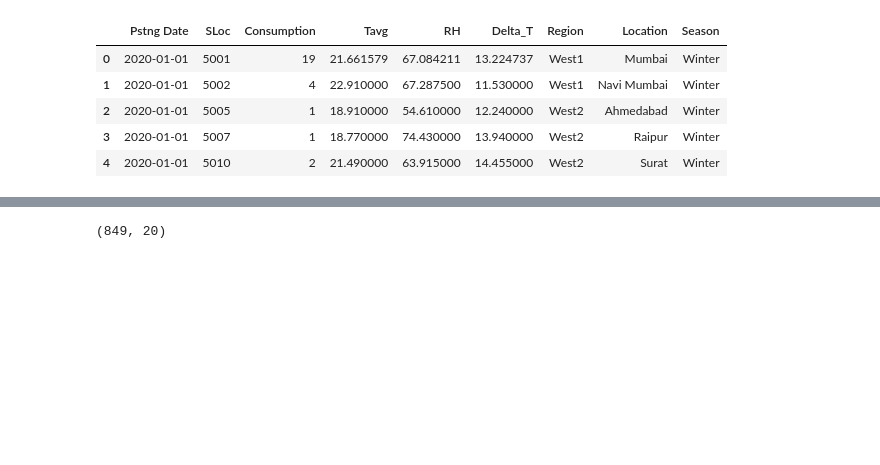
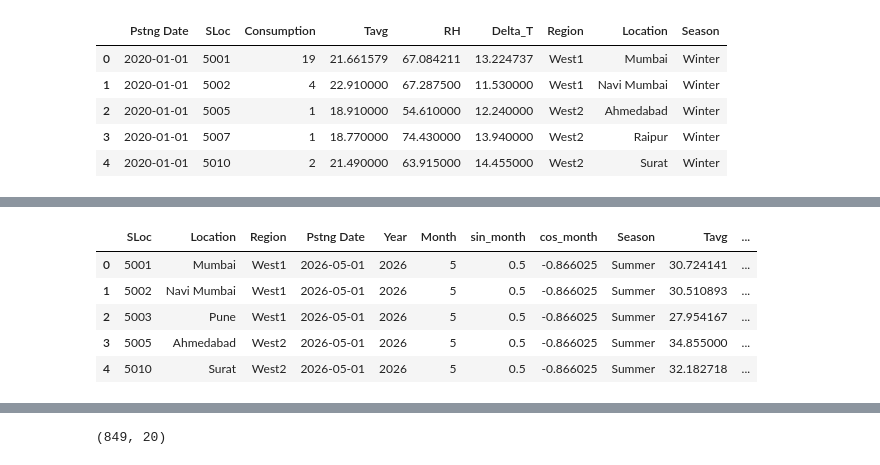
Before and after one commit to ameymh26/Summer_Internship_analysis, a Jupyter notebook: 100/Predictive_Analysis/SLoc_wise_monthly_predictive_analysis.ipynb, the cells around one changed output, grey strips where cells are left out. Saved outputs shown, nothing was run; the diff lists cells and outputs as text; code cells hidden in the pictures; blank space fills up the shorter version.

```diff
--- a/100/Predictive_Analysis/SLoc_wise_monthly_predictive_analysis.ipynb
+++ b/100/Predictive_Analysis/SLoc_wise_monthly_predictive_analysis.ipynb
@@ -55,3 +146,45 @@ monthly.head()
+# %%
+# ============================================================
+# SEASON MAPPING
+# ============================================================
+
+def month_to_season(m):
+
+    if m in [12,1,2]:
+        return 'Winter'
+
+    elif m in [3,4,5]:
+        return 'Summer'
+
+    elif m in [6,7,8,9]:
+        return 'Monsoon'
+
+    else:
+        return 'PostMonsoon'
+
+future_df['Season'] = (
+    future_df['Month']
+    .apply(month_to_season)
+)
+# %%
+# ============================================================
+# FUTURE WEATHER ASSUMPTION
+# ============================================================
+
+future_df = future_df.merge(
+    weather_climatology,
+    on=['Location', 'Month'],
+    how='left'
+)
+
+future_df.head()
+# %% [output]
+|  | SLoc | Location | Region | Pstng Date | Year | Month | sin_month | cos_month | Season | Tavg | ... |
+| 0 | 5001 | Mumbai | West1 | 2026-05-01 | 2026 | 5 | 0.5 | -0.866025 | Summer | 30.724141 | ... |
+| 1 | 5002 | Navi Mumbai | West1 | 2026-05-01 | 2026 | 5 | 0.5 | -0.866025 | Summer | 30.510893 | ... |
+| 2 | 5003 | Pune | West1 | 2026-05-01 | 2026 | 5 | 0.5 | -0.866025 | Summer | 27.954167 | ... |
+| 3 | 5005 | Ahmedabad | West2 | 2026-05-01 | 2026 | 5 | 0.5 | -0.866025 | Summer | 34.855000 | ... |
+| 4 | 5010 | Surat | West2 | 2026-05-01 | 2026 | 5 | 0.5 | -0.866025 | Summer | 32.182718 | ... |
 # %%
 monthly['Year'] = monthly['Pstng Date'].dt.year
 monthly['Month'] = monthly['Pstng Date'].dt.month
```
Also changed, not shown: parts of 8 cells of this notebook, 5 other files.
